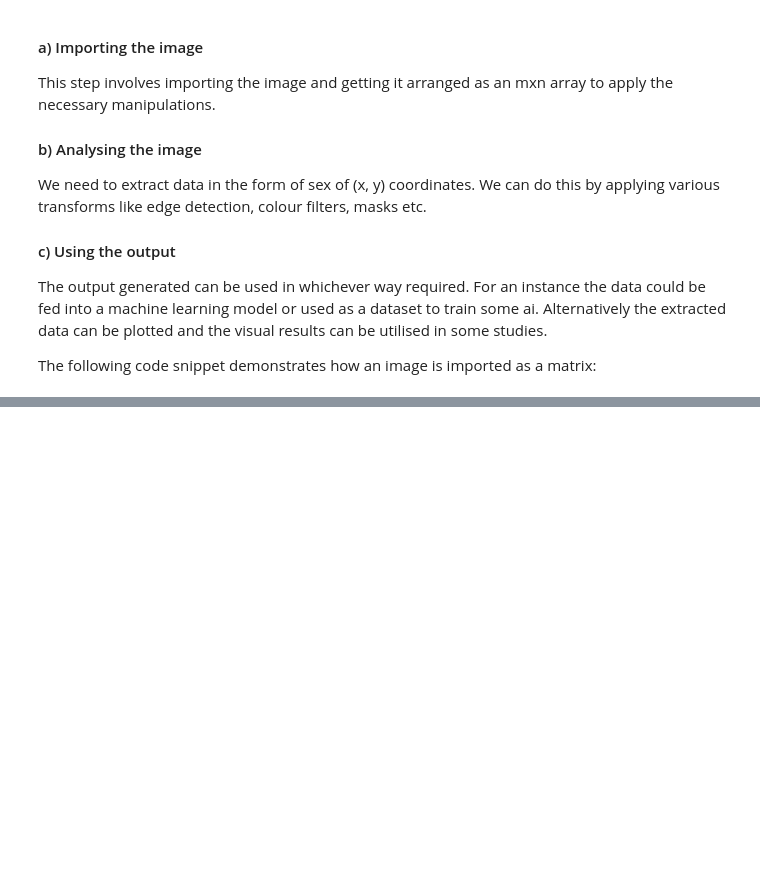
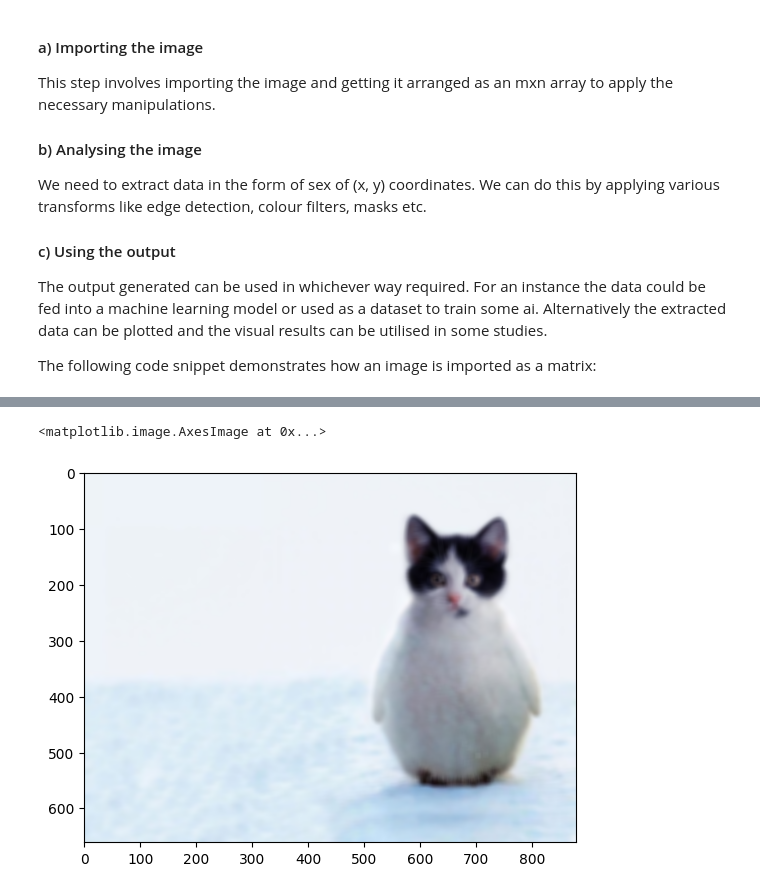
Before and after one commit to baked-potatoes/image-processing, a Jupyter notebook: image-processing.ipynb, the cells around one changed output, grey strips where cells are left out. Cells and saved outputs as stored; diff of their text form; code cells hidden in the pictures; blank space fills up the shorter version.

```diff
--- a/image-processing.ipynb
+++ b/image-processing.ipynb
@@ -32,0 +61,6 @@ plt.imshow(image)
+# %%
+blur = cv2.blur(image, (10,10))
+plt.imshow(cv2.cvtColor(blur, cv2.COLOR_BGR2RGB))
+# %% [output]
+<matplotlib.image.AxesImage at 0x...>
+[figure, added]
```
Also changed, not shown: parts of 5 cells of this notebook, 2 other files.
